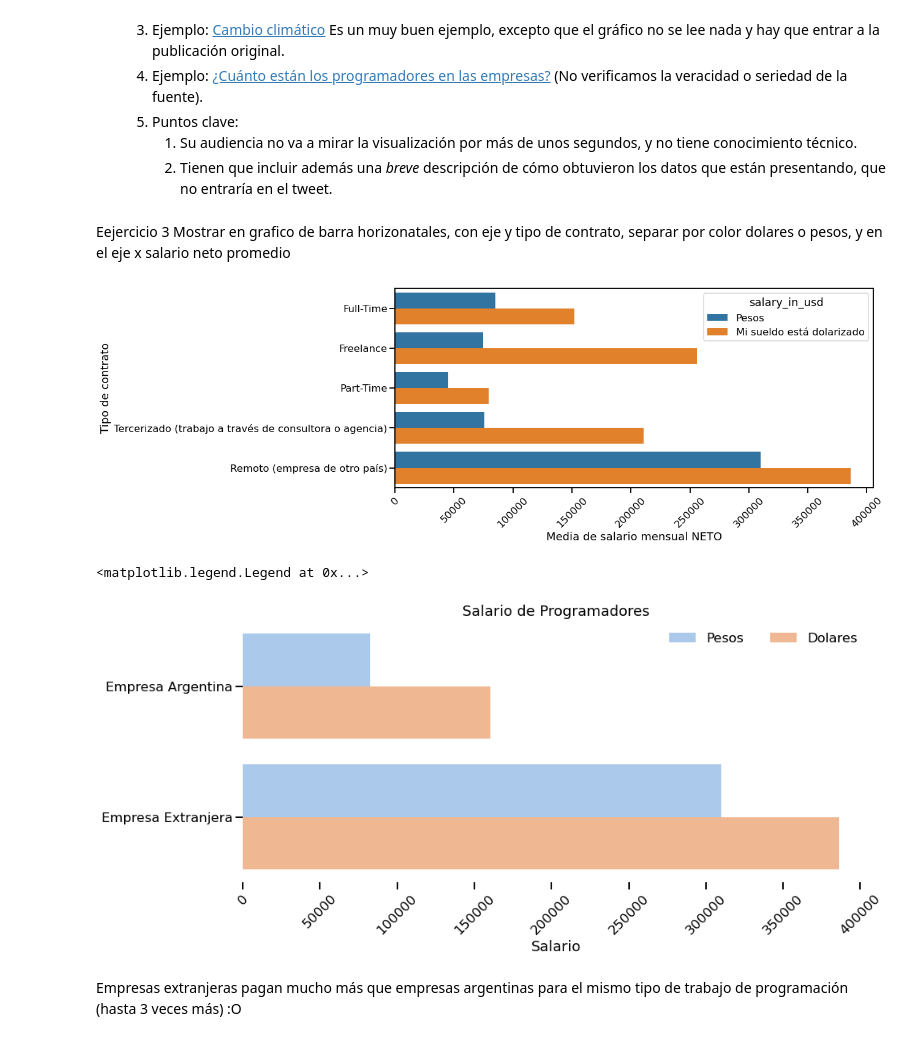
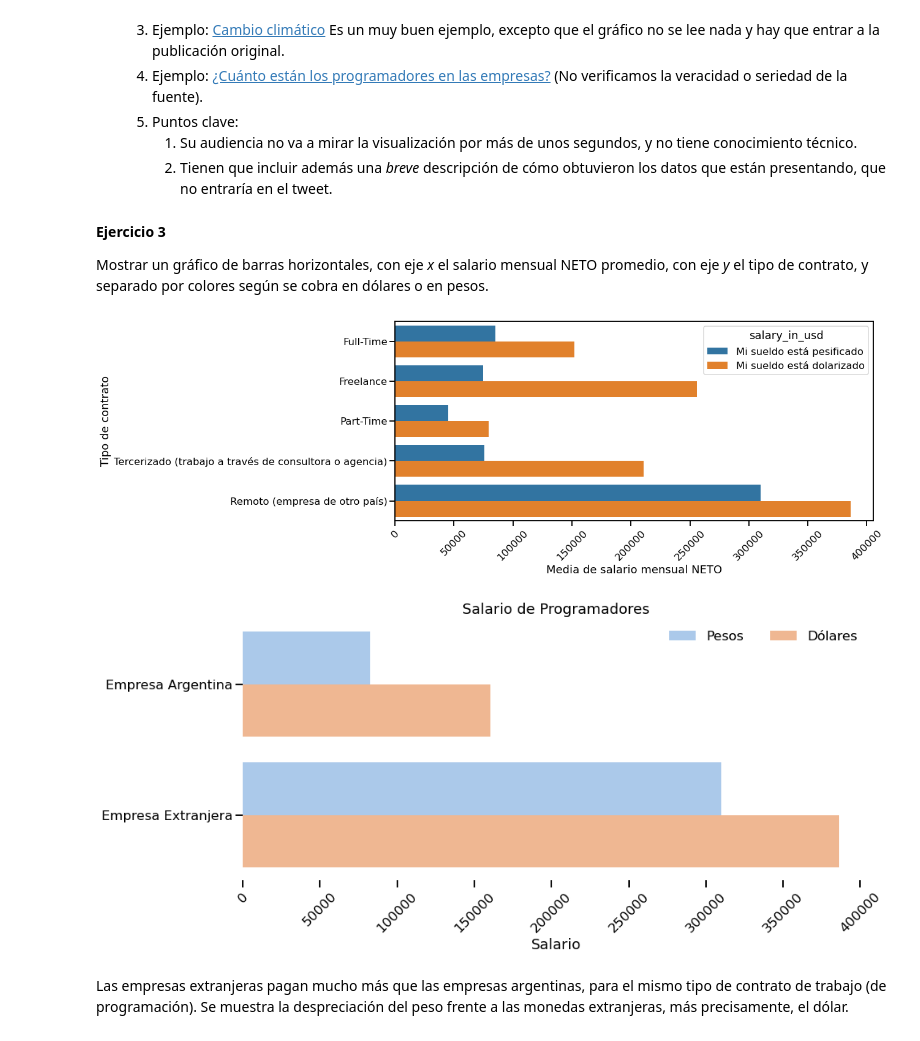
Before and after one commit to mgobbi289/DiploDatos, a Jupyter notebook: AnalisisyVisualizacion/Entregable_2.ipynb, the cells around one changed output. Cells and saved outputs as stored; diff of their text form; code cells hidden in the pictures.

```diff
--- a/AnalisisyVisualizacion/Entregable_2.ipynb
+++ b/AnalisisyVisualizacion/Entregable_2.ipynb
@@ -36,6 +36,8 @@ df[:3]
 # Constantes Auxiliares.
 genero = 'profile_gender'
 neto = 'salary_monthly_NETO'
+dolares = 'salary_in_usd'
+contrato = 'work_contract_type'
 # %%
 df[[genero, neto]].groupby(genero).describe()
 # %% [output]
@@ -263,21 +276,25 @@ Elija las palabras y visualización más adecuada para que la comunicación sea
     5. Puntos clave:
         1. Su audiencia no va a mirar la visualización por más de unos segundos, y no tiene conocimiento técnico.
         2. Tienen que incluir además una *breve* descripción de cómo obtuvieron los datos que están presentando, que no entraría en el tweet.
-# %% [markdown]
-Eejercicio 3 Mostrar en grafico de barra horizonatales, con eje y tipo de contrato, separar por color dolares o pesos, y en el eje x salario neto promedio
+# %% [markdown]
+**Ejercicio 3**
+
+Mostrar un gráfico de barras horizontales, con eje *x* el salario mensual NETO promedio, con eje *y* el tipo de contrato, y separado por colores según se cobra en dólares o en pesos.
 # %%
-df['salary_in_usd'] = df['salary_in_usd'].fillna('Pesos')
-#df['Cobra en dolares']=df['salary_in_usd']
+df['salary_in_usd'] = df['salary_in_usd'].fillna('Mi sueldo está pesificado')
 # %%
+fig = plt.figure(figsize=(14, 6))
 
+seaborn.barplot(x=df[neto],
+                y=df[contrato],
+                hue=df[dolares],
+                estimator=numpy.mean,
+                ci=None,
+                orient='h')
 
-fig = plt.figure(figsize=(14,6))
-seaborn.barplot(y=df['work_contract_type'], x=df[neto],
-                hue=df['salary_in_usd'],
-                estimator=numpy.mean, ci=None,orient="h")
+plt.xlabel('Media de salario mensual NETO')
+plt.ylabel('Tipo de contrato')
 plt.xticks(rotation=45)
-plt.ylabel("Tipo de contrato")
-plt.xlabel("Media de salario mensual NETO")
 plt.ticklabel_format(style='plain', axis='x')
 # %% [output]
-[figure, old version]
+[figure, new version]
@@ -284,36 +315,28 @@ plt.ticklabel_format(style='plain', axis='x')
 # %%
-new_groups = {
-    'Full-Time': 'Empresa Argentina',
-    'Freelance': 'Empresa Argentina',
-    'Part-Time': 'Empresa Argentina',
-    'Tercerizado (trabajo a través de consultora o agencia)': 'Empresa Argentina',
-    'Remoto (empresa de otro país)': 'Empresa Extranjera',
+fig = plt.figure(figsize=(14, 6))
 
-}
+seaborn.barplot(x=df[neto],
+                y=df[grupo],
+                hue=df[dolares],
+                estimator=numpy.mean,
+                ci=None,
+                orient='h',
+                palette='pastel')
 
-sorted_workc = ['Empresa Argentina', 'Empresa Extranjera']
+seaborn.despine(left=True, bottom=True)
 
-df['empresanacionalidad']= df['work_contract_type'].replace(new_groups)
+plt.title('Salario de Programadores')
 
-fig = plt.figure(figsize=(14,6))
-seaborn.barplot(y=df['empresanacionalidad'], x=df[neto],
-                hue=df['salary_in_usd'],
-                estimator=numpy.mean, ci=None,orient="h",palette='pastel')
-seaborn.despine(left=True, bottom=True)
-plt.title('Salario de Programadores')
+plt.xlabel('Salario')
+plt.ylabel('')
+
 plt.xticks(rotation=45)
-plt.ylabel("")
-plt.xlabel("Salario")
 plt.ticklabel_format(style='plain', axis='x')
-mylabels=['Pesos','Dolares']
-plt.legend(labels=mylabels,frameon=False, loc='upper right', ncol=2)
-#L=plt.legend()
-#L.get_texts()[0].set_text('Pesos')
-#L.get_texts()[1].set_text('Dolares')
 
-#plt.savefig('temp.png')
+my_labels = ['Pesos', 'Dólares']
+plt.legend(labels=my_labels, frameon=False, loc='upper right', ncol=2);
 # %% [output]
-<matplotlib.legend.Legend at 0x...>
 [figure]
 # %% [markdown]
-Empresas extranjeras pagan mucho más que empresas argentinas para el mismo tipo de trabajo de programación (hasta 3 veces más) :O
+Las empresas extranjeras pagan mucho más que las empresas argentinas, para el mismo tipo de contrato de trabajo (de programación).
+Se muestra la despreciación del peso frente a las monedas extranjeras, más precisamente, el dólar.
```
Also changed, not shown: parts of 13 cells of this notebook.
